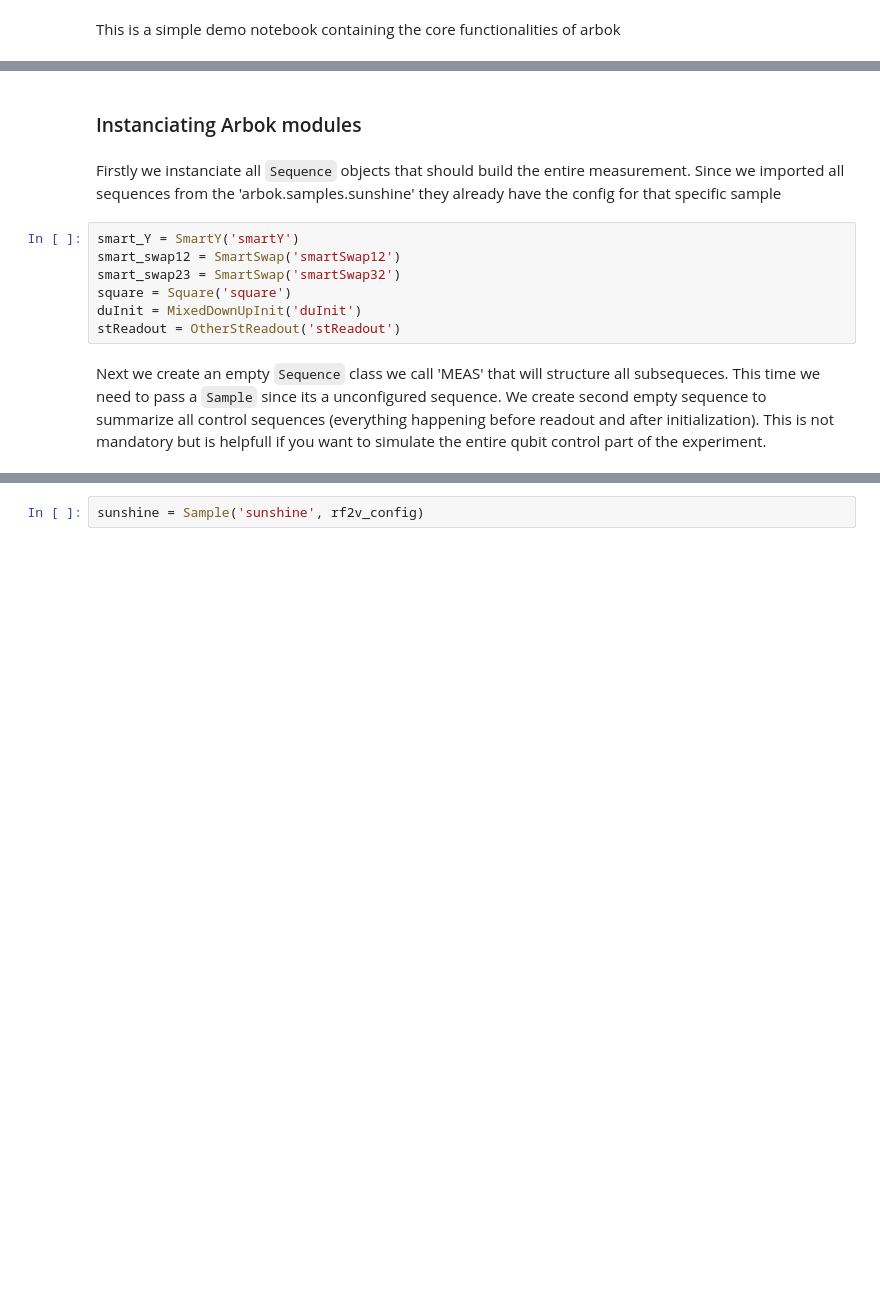
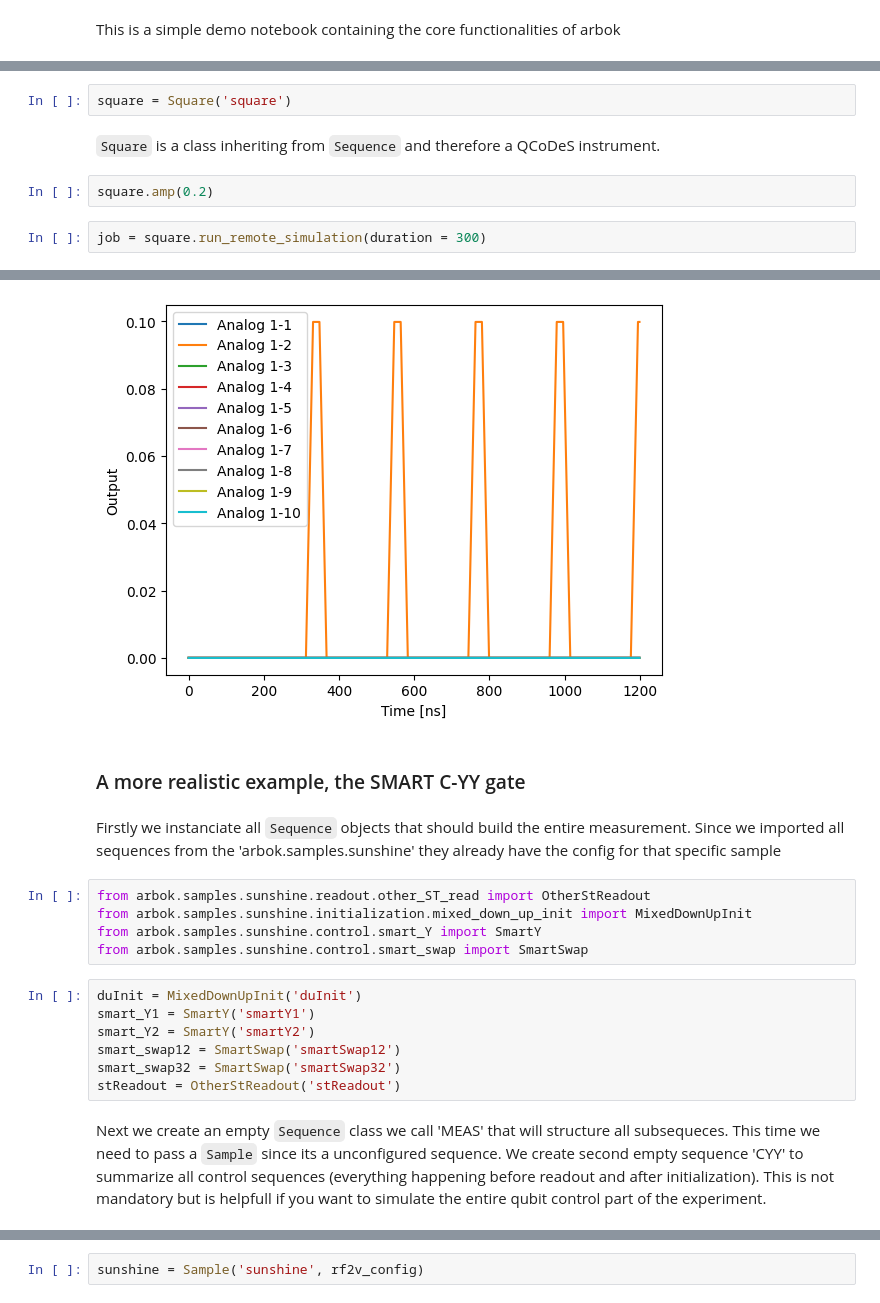
Before and after one commit to andncl/arbok, a Jupyter notebook: arbok/examples/user_guide.ipynb, the cells around one changed output, grey strips where cells are left out. Saved outputs shown, nothing was run; the diff lists cells and outputs as text; blank space fills up the shorter version.

```diff
--- a/arbok/examples/user_guide.ipynb
+++ b/arbok/examples/user_guide.ipynb
@@ -25,0 +11,9 @@ from arbok.samples.sunshine.configs.rf2v_config import rf2v_config
+# %%
+square = Square('square')
+# %% [markdown]
+`Square` is a class inheriting from `Sequence` and therefore a QCoDeS instrument.
+# %%
+square.amp(0.2)
+# %%
+job = square.run_remote_simulation(duration = 300)
+# %% [output]
@@ -26,20 +23,26 @@ from arbok.samples.sunshine.configs.rf2v_config import rf2v_config
+[figure, added]
 # %% [markdown]
-### Instanciating Arbok modules
+### A more realistic example, the SMART C-YY gate
 # %% [markdown]
 Firstly we instanciate all `Sequence` objects that should build the entire
 measurement. Since we imported all sequences from the 'arbok.samples.sunshine'
 they already have the config for that specific sample
+# %%
+from arbok.samples.sunshine.readout.other_ST_read import OtherStReadout
+from arbok.samples.sunshine.initialization.mixed_down_up_init import MixedDownUpInit
+from arbok.samples.sunshine.control.smart_Y import SmartY
+from arbok.samples.sunshine.control.smart_swap import SmartSwap
 # %%
-smart_Y = SmartY('smartY')
+duInit = MixedDownUpInit('duInit')
+smart_Y1 = SmartY('smartY1')
+smart_Y2 = SmartY('smartY2')
 smart_swap12 = SmartSwap('smartSwap12')
-smart_swap23 = SmartSwap('smartSwap32')
-square = Square('square')
-duInit = MixedDownUpInit('duInit')
+smart_swap32 = SmartSwap('smartSwap32')
 stReadout = OtherStReadout('stReadout')
 # %% [markdown]
 Next we create an empty `Sequence` class we call 'MEAS' that will structure all
 subsequeces. This time we need to pass a `Sample` since its a unconfigured
-sequence. We create second empty sequence to summarize all control sequences
+sequence. We create second empty sequence 'CYY' to summarize all control sequences
 (everything happening before readout and after initialization). This is not
 mandatory but is helpfull if you want to simulate the entire qubit control part
 of the experiment.
```
Also changed, not shown: parts of 31 cells of this notebook, 15 other files.
